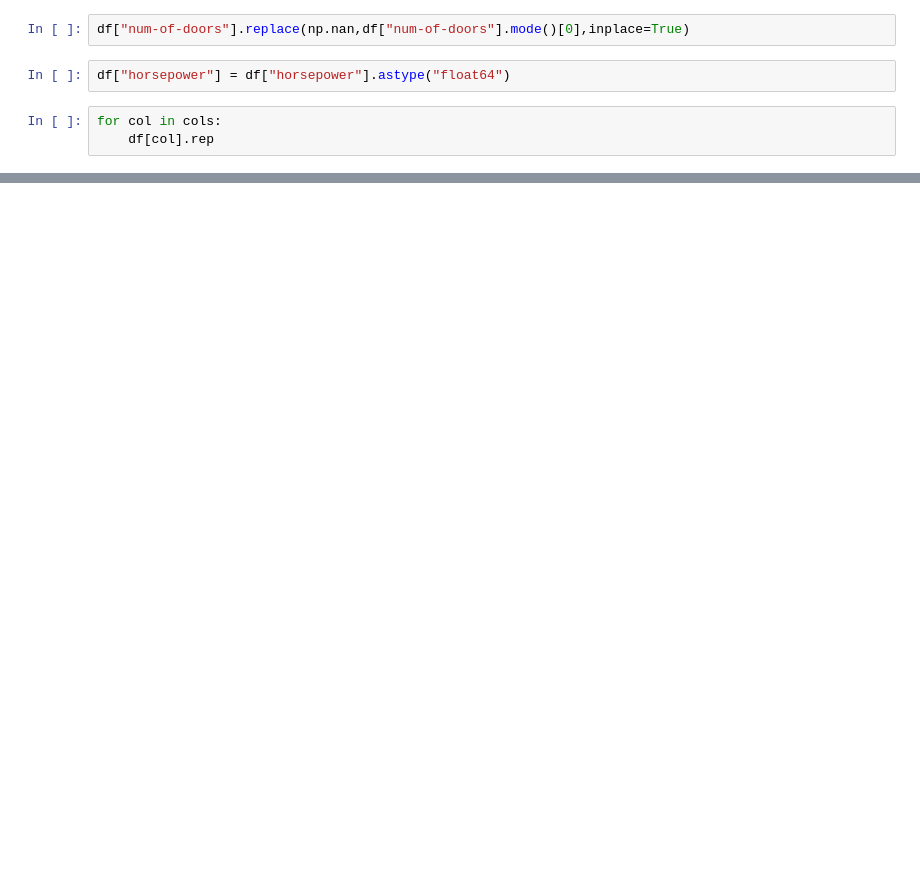
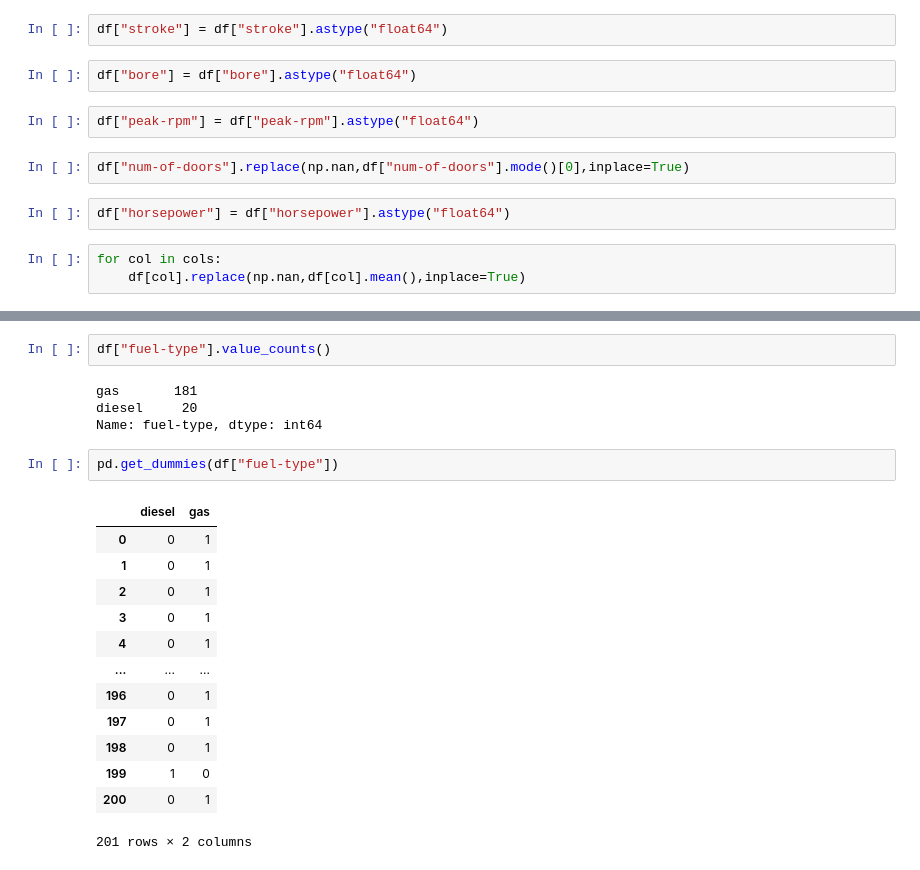
Before and after one commit to vikram84846/machineLearing, a Jupyter notebook: Untitled3.ipynb, the cells around one changed output, grey strips where cells are left out. Drawn from its saved outputs; the diff is of its cells as text; blank space fills up the shorter version.

```diff
--- a/Untitled3.ipynb
+++ b/Untitled3.ipynb
@@ -179,10 +177,16 @@ dtypes: float64(9), int64(5), object(12)
 memory usage: 41.0+ KB
 # %%
 df["peak-rpm"] = df["peak-rpm"].astype("float64")
+# %%
+df["stroke"] = df["stroke"].astype("float64")
+# %%
+df["bore"] = df["bore"].astype("float64")
+# %%
+df["peak-rpm"] = df["peak-rpm"].astype("float64")
 # %%
 df["num-of-doors"].replace(np.nan,df["num-of-doors"].mode()[0],inplace=True)
 # %%
 df["horsepower"] = df["horsepower"].astype("float64")
 # %%
 for col in cols:
-    df[col].rep
+    df[col].replace(np.nan,df[col].mean(),inplace=True)
@@ -190,0 +231,22 @@ for col in cols:
+# %%
+df["fuel-type"].value_counts()
+# %% [output]
+gas       181
+diesel     20
+Name: fuel-type, dtype: int64
+# %%
+pd.get_dummies(df["fuel-type"])
+# %% [output]
+|  | diesel | gas |
+| 0 | 0 | 1 |
+| 1 | 0 | 1 |
+| 2 | 0 | 1 |
+| 3 | 0 | 1 |
+| 4 | 0 | 1 |
+| ... | ... | ... |
+| 196 | 0 | 1 |
+| 197 | 0 | 1 |
+| 198 | 0 | 1 |
+| 199 | 1 | 0 |
+| 200 | 0 | 1 |
+201 rows × 2 columns
```
Also changed, not shown: parts of 24 cells of this notebook, 9 other files.
